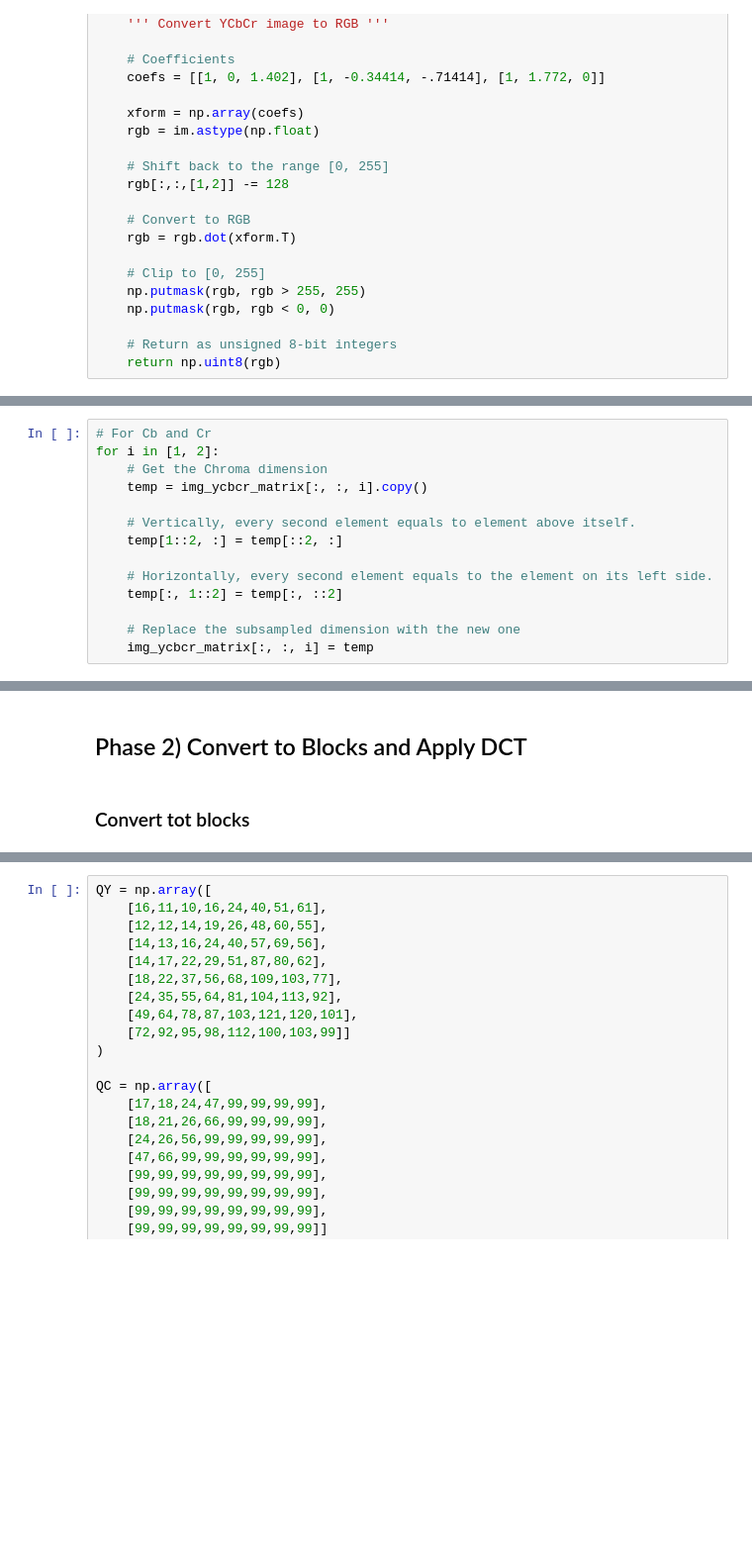
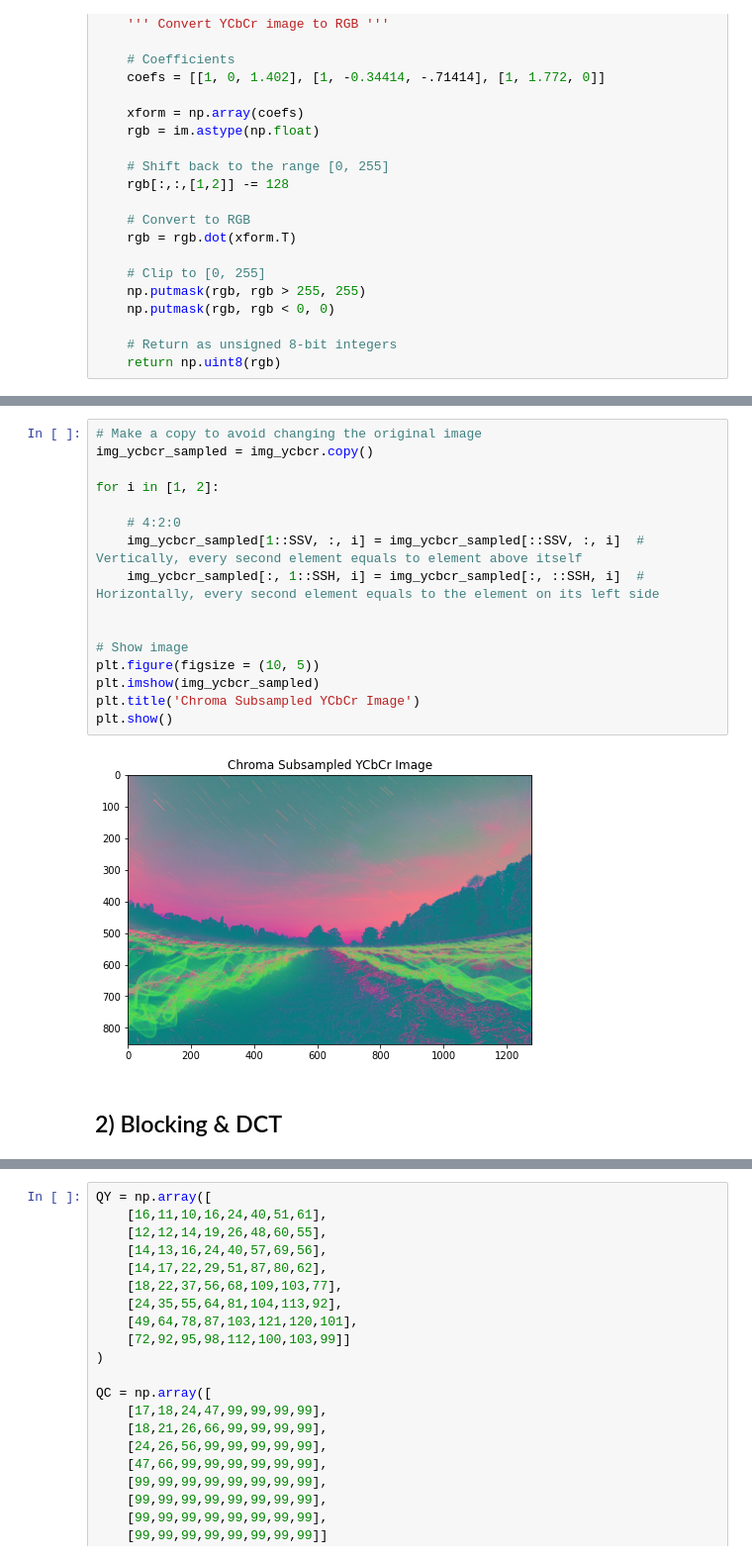
Before and after one commit to AUT-CE-Archive/AUT-CE-MMS, a Jupyter notebook: Projects/JPEG compression/jpeg_compression.ipynb, the cells around one changed output, grey strips where cells are left out. Shown at 99% size. Drawn from its saved outputs; the diff is of its cells as text; blank space fills up the shorter version.

```diff
--- a/Projects/JPEG compression/jpeg_compression.ipynb
+++ b/Projects/JPEG compression/jpeg_compression.ipynb
@@ -95,14 +93,0 @@ Reshaped image dimensions:  (856, 1280, 3)
-# %%
-# For Cb and Cr
-for i in [1, 2]:
-    # Get the Chroma dimension
-    temp = img_ycbcr_matrix[:, :, i].copy()
-
-    # Vertically, every second element equals to element above itself.
-    temp[1::2, :] = temp[::2, :]
-
-    # Horizontally, every second element equals to the element on its left side.
-    temp[:, 1::2] = temp[:, ::2]
-
-    # Replace the subsampled dimension with the new one
-    img_ycbcr_matrix[:, :, i] = temp
@@ -109,4 +104,20 @@ for i in [1, 2]:
+# %%
+# Make a copy to avoid changing the original image
+img_ycbcr_sampled = img_ycbcr.copy()
+
+for i in [1, 2]:
+
+    # 4:2:0
+    img_ycbcr_sampled[1::SSV, :, i] = img_ycbcr_sampled[::SSV, :, i]  # Vertically, every second element equals to element above itself
+    img_ycbcr_sampled[:, 1::SSH, i] = img_ycbcr_sampled[:, ::SSH, i]  # Horizontally, every second element equals to the element on its left side
+
+
+# Show image
+plt.figure(figsize = (10, 5))
+plt.imshow(img_ycbcr_sampled)
+plt.title('Chroma Subsampled YCbCr Image')
+plt.show()
+# %% [output]
+[figure, added]
 # %% [markdown]
-## Phase 2) Convert to Blocks and Apply DCT
+## 2) Blocking & DCT
-# %% [markdown]
-### Convert tot blocks
```
Also changed, not shown: parts of 27 cells of this notebook.
